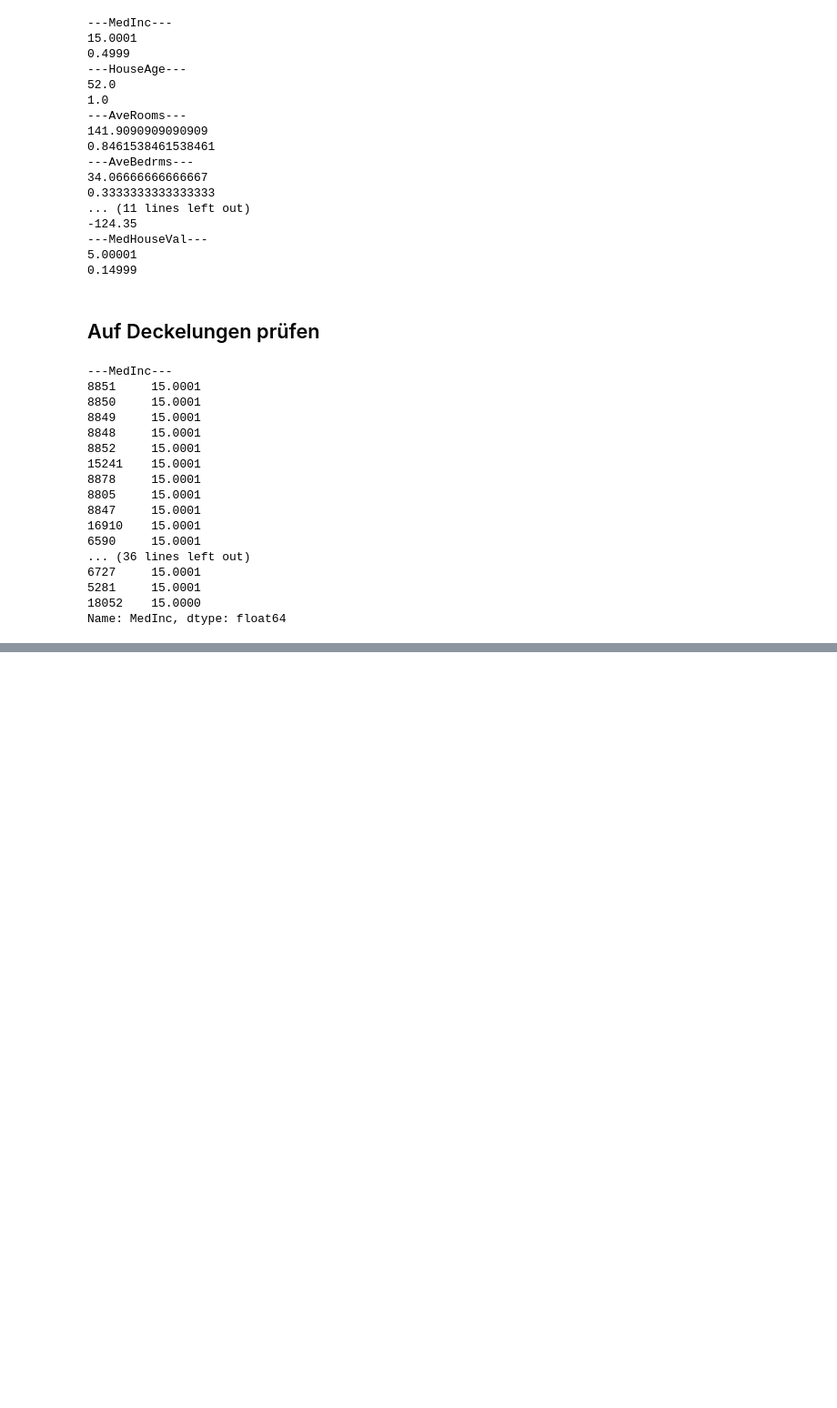
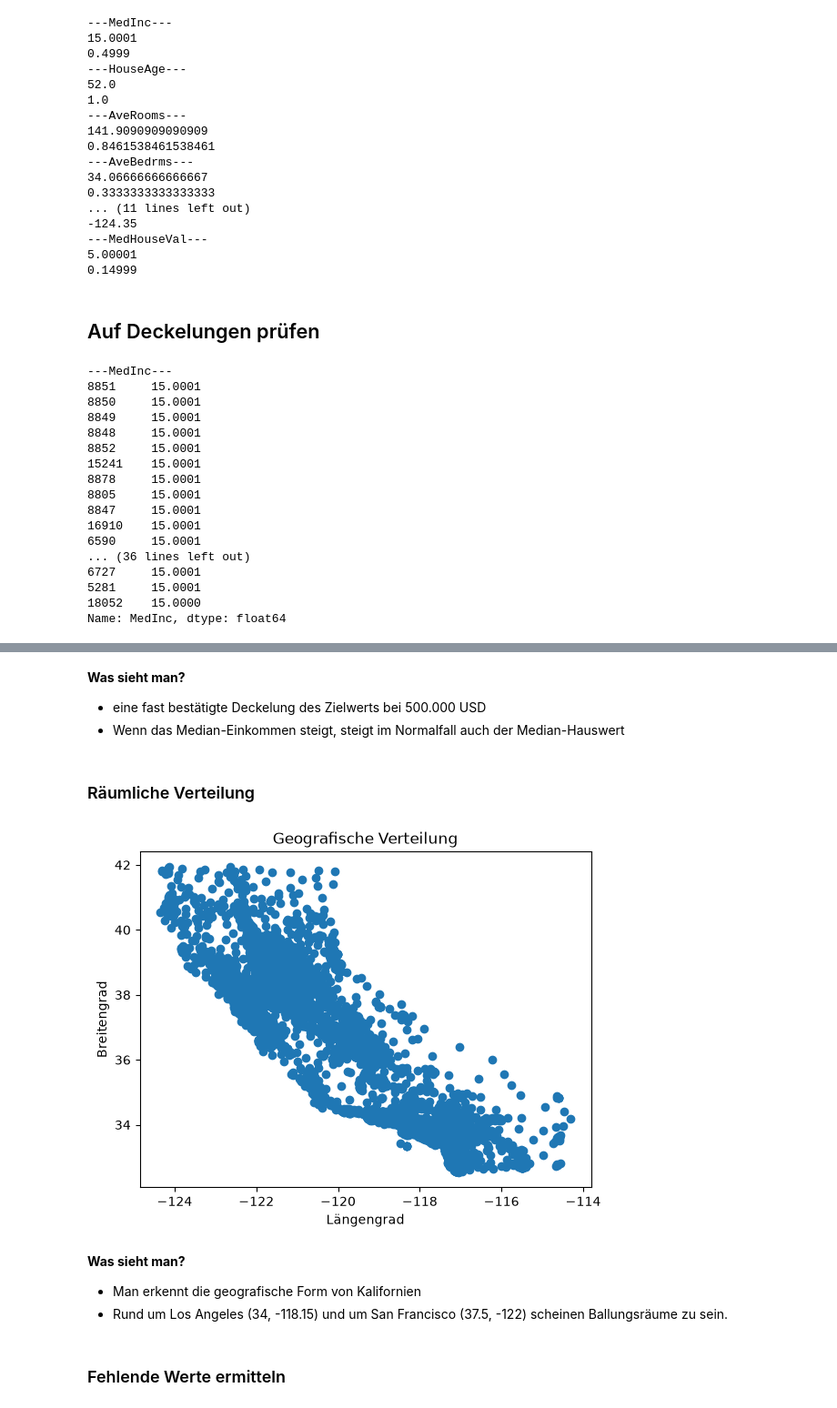
Before and after one commit to aaronddecker/california-housing-ml, a Jupyter notebook: notebooks/01_data_understanding.ipynb, the cells around one changed output, grey strips where cells are left out. Shown at 91% size. Drawn from its saved outputs; the diff is of its cells as text; code cells hidden in the pictures; blank space fills up the shorter version.

```diff
--- a/notebooks/01_data_understanding.ipynb
+++ b/notebooks/01_data_understanding.ipynb
@@ -114,0 +164,23 @@ Name: MedInc, dtype: float64
+# %% [markdown]
+**Was sieht man?**
+- eine fast bestätigte Deckelung des Zielwerts bei 500.000 USD
+- Wenn das Median-Einkommen steigt, steigt im Normalfall auch der Median-Hauswert
+# %% [markdown]
+### Räumliche Verteilung
+# %%
+fig, ax = plt.subplots()
+
+ax.scatter(blockgroups["Longitude"], blockgroups["Latitude"])
+ax.set_title("Geografische Verteilung")
+ax.set_xlabel("Längengrad")
+ax.set_ylabel("Breitengrad")
+
+plt.show()
+# %% [output]
+[figure, added]
+# %% [markdown]
+**Was sieht man?**
+- Man erkennt die geografische Form von Kalifornien
+- Rund um Los Angeles (34, -118.15) und um San Francisco (37.5, -122) scheinen Ballungsräume zu sein.
+# %% [markdown]
+### Fehlende Werte ermitteln
```
Also changed, not shown: parts of 17 cells of this notebook.
